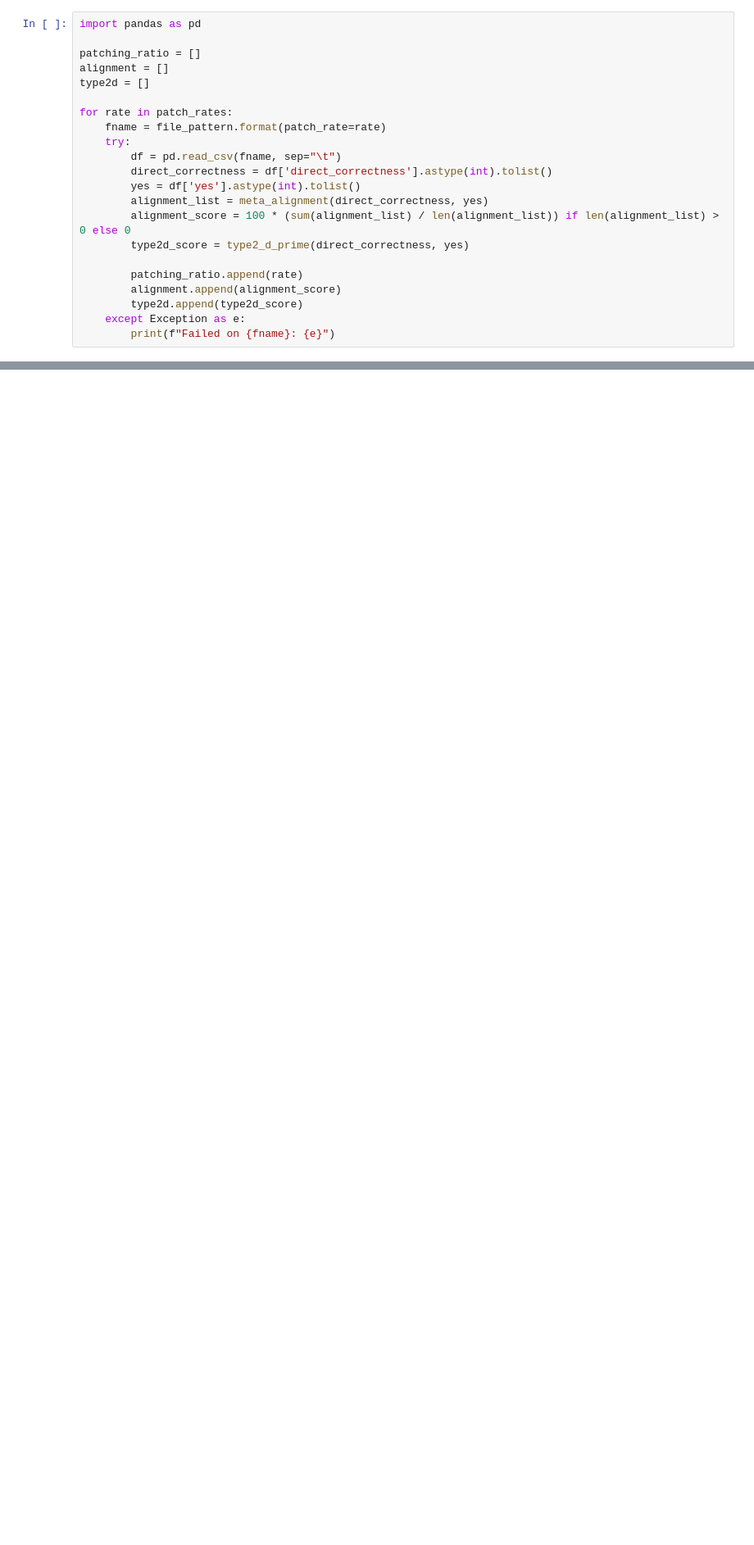
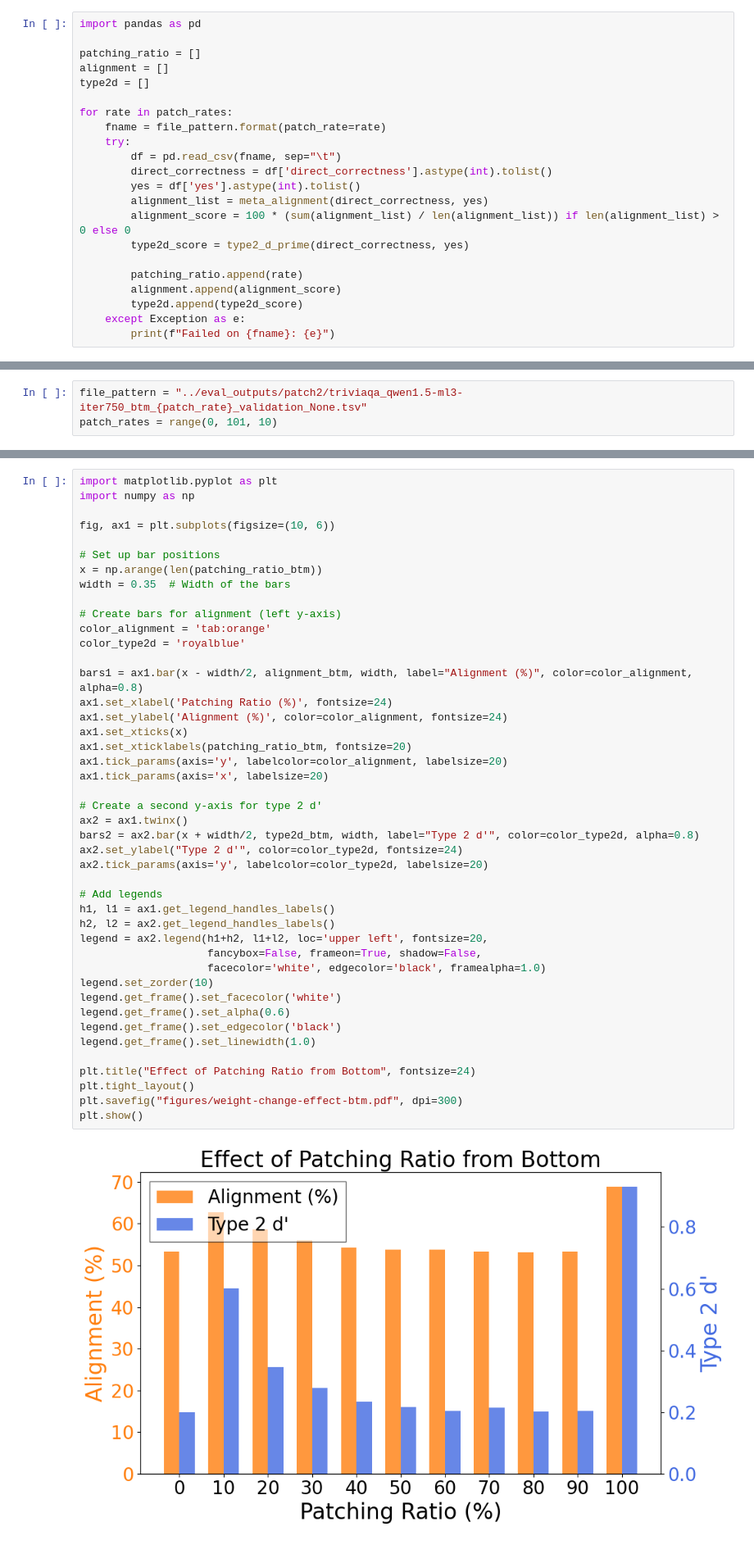
Before and after one commit to cosmoquester/ESMA, a Jupyter notebook: notebooks/plot_patching.ipynb, the cells around one changed output, grey strips where cells are left out. Shown at 82% size. Cells and saved outputs as stored; diff of their text form; blank space fills up the shorter version.

```diff
--- a/notebooks/plot_patching.ipynb
+++ b/notebooks/plot_patching.ipynb
@@ -112,0 +113,3 @@ plt.show()
+# %%
+file_pattern = "../eval_outputs/patch2/triviaqa_qwen1.5-ml3-iter750_btm_{patch_rate}_validation_None.tsv"
+patch_rates = range(0, 101, 10)
@@ -112,0 +138,46 @@ plt.show()
+# %%
+import matplotlib.pyplot as plt
+import numpy as np
+
+fig, ax1 = plt.subplots(figsize=(10, 6))
+
+# Set up bar positions
+x = np.arange(len(patching_ratio_btm))
+width = 0.35  # Width of the bars
+
+# Create bars for alignment (left y-axis)
+color_alignment = 'tab:orange'
+color_type2d = 'royalblue'
+
+bars1 = ax1.bar(x - width/2, alignment_btm, width, label="Alignment (%)", color=color_alignment, alpha=0.8)
+ax1.set_xlabel('Patching Ratio (%)', fontsize=24)
+ax1.set_ylabel('Alignment (%)', color=color_alignment, fontsize=24)
+ax1.set_xticks(x)
+ax1.set_xticklabels(patching_ratio_btm, fontsize=20)
+ax1.tick_params(axis='y', labelcolor=color_alignment, labelsize=20)
+ax1.tick_params(axis='x', labelsize=20)
+
+# Create a second y-axis for type 2 d'
+ax2 = ax1.twinx()
+bars2 = ax2.bar(x + width/2, type2d_btm, width, label="Type 2 d'", color=color_type2d, alpha=0.8)
+ax2.set_ylabel("Type 2 d'", color=color_type2d, fontsize=24)
+ax2.tick_params(axis='y', labelcolor=color_type2d, labelsize=20)
+
+# Add legends
+h1, l1 = ax1.get_legend_handles_labels()
+h2, l2 = ax2.get_legend_handles_labels()
+legend = ax2.legend(h1+h2, l1+l2, loc='upper left', fontsize=20,
+                    fancybox=False, frameon=True, shadow=False,
+                    facecolor='white', edgecolor='black', framealpha=1.0)
+legend.set_zorder(10)
+legend.get_frame().set_facecolor('white')
+legend.get_frame().set_alpha(0.6)
+legend.get_frame().set_edgecolor('black')
+legend.get_frame().set_linewidth(1.0)
+
+plt.title("Effect of Patching Ratio from Bottom", fontsize=24)
+plt.tight_layout()
+plt.savefig("figures/weight-change-effect-btm.pdf", dpi=300)
+plt.show()
+# %% [output]
+[figure, added]
```
Also changed, not shown: parts of 4 cells of this notebook, 5 other files.
